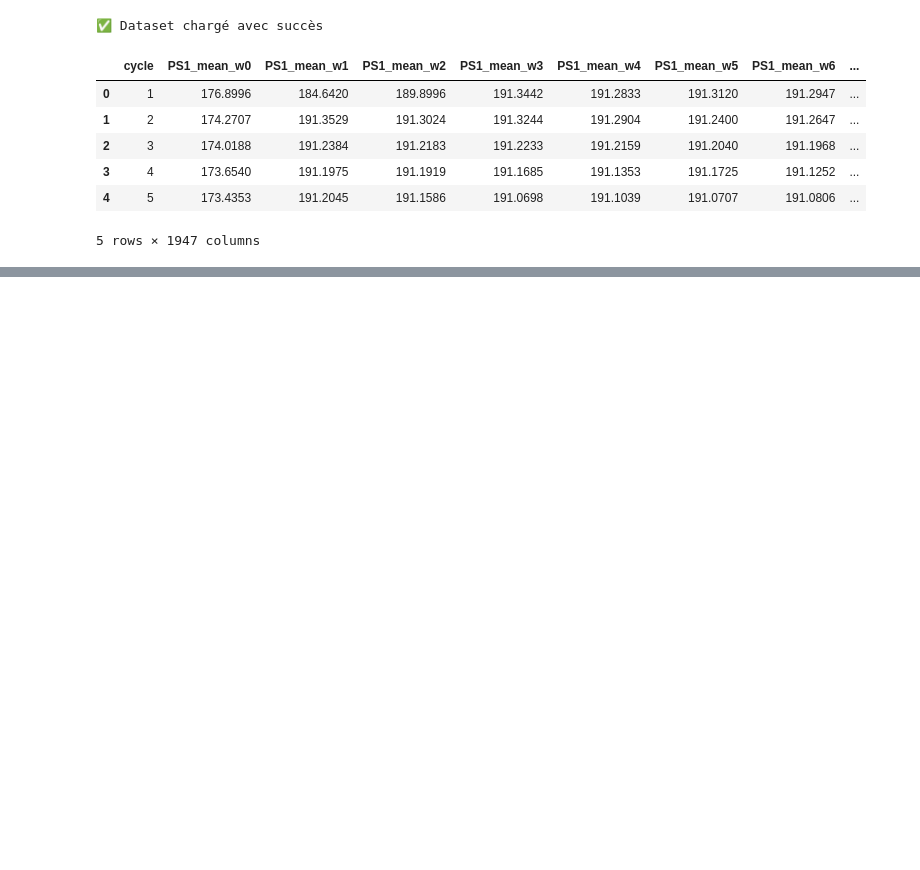
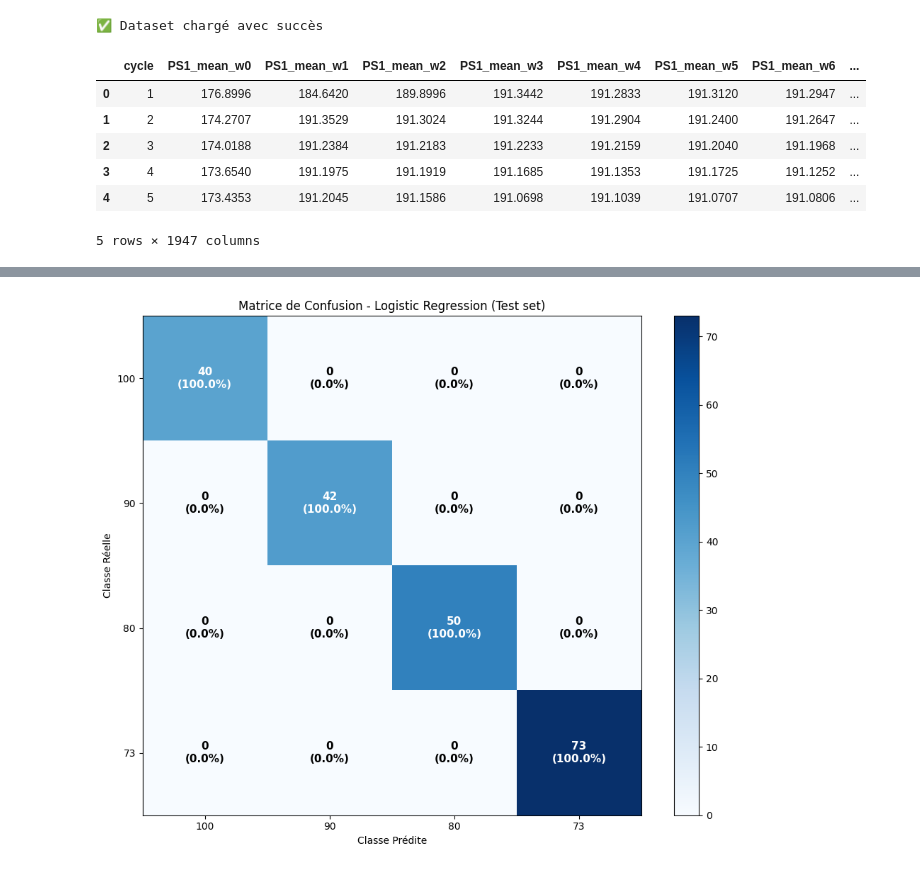
Before and after one commit to fejiostephane/Projet_machine_learning_M1, a Jupyter notebook: modele_ml.ipynb, the cells around one changed output, grey strips where cells are left out. Saved outputs shown, nothing was run; the diff lists cells and outputs as text; code cells hidden in the pictures; blank space fills up the shorter version.

```diff
--- a/modele_ml.ipynb
+++ b/modele_ml.ipynb
@@ -56,0 +1140,84 @@ df.head()
+# %%
+# 4.E VISUALISATION DE LA MATRICE DE CONFUSION
+
+fig, ax = plt.subplots(figsize=(10, 8))
+
+# Créer un heatmap de la matrice de confusion
+im = ax.imshow(cm, interpolation='nearest', cmap='Blues')
+ax.figure.colorbar(im, ax=ax)
+
+# Labels
+classes = [100, 90, 80, 73]
+ax.set(xticks=np.arange(cm.shape[1]),
+       yticks=np.arange(cm.shape[0]),
+       xticklabels=classes,
+       yticklabels=classes,
+       xlabel='Classe Prédite',
+       ylabel='Classe Réelle',
+       title=f'Matrice de Confusion - {best_model_name} (Test set)')
+
+# Rotation des labels
+plt.setp(ax.get_xticklabels(), rotation=0, ha="center", rotation_mode="anchor")
+
+# Ajouter les valeurs dans chaque case
+thresh = cm.max() / 2.
+for i in range(cm.shape[0]):
+    for j in range(cm.shape[1]):
+        # Valeur absolue
+        text_value = format(cm[i, j], 'd')
+
+        # Pourcentage de la ligne (rappel pour cette classe)
+        if cm[i].sum() > 0:
+            percentage = cm[i, j] / cm[i].sum() * 100
+            text_value += f'\n({percentage:.1f}%)'
+
+        ax.text(j, i, text_value,
+               ha="center", va="center",
+               color="white" if cm[i, j] > thresh else "black",
+               fontsize=11, fontweight='bold')
+
+plt.tight_layout()
+plt.savefig("05_matrice_confusion_best_model.png", dpi=300, bbox_inches='tight')
+plt.show()
+
+print("\n✅ Figure sauvegardée : 05_matrice_confusion_best_model.png")
+
+# Interprétation de la matrice
+print("\n" + "=" * 70)
+print("INTERPRÉTATION DE LA MATRICE DE CONFUSION")
+print("=" * 70)
+
+# Analyser les erreurs principales
+total_test = len(y_test)
+correct = np.trace(cm)
+accuracy = correct / total_test * 100
+
+print(f"\n✅ Prédictions correctes : {correct}/{total_test} ({accuracy:.2f}%)")
+print(f"❌ Erreurs : {total_test - correct}/{total_test} ({100-accuracy:.2f}%)")
+
+print("\n📋 Analyse par classe :")
+for i, classe in enumerate(classes):
+    correct_classe = cm[i, i]
+    total_classe = cm[i].sum()
+    if total_classe > 0:
+        recall = correct_classe / total_classe * 100
+        print(f"\n   Classe {classe} :")
+        print(f"      - Présence dans le test : {total_classe} cycles")
+        print(f"      - Correctement identifiés : {correct_classe} ({recall:.1f}%)")
+
+        # Identifier les confusions
+        errors = [(classes[j], cm[i, j]) for j in range(len(classes)) if i != j and cm[i, j] > 0]
+        if errors:
+            print(f"      - Confusions principales :")
+            for err_class, err_count in errors:
+                print(f"         → Confondu avec classe {err_class} : {err_count} fois")
+
+print("\n💡 Points clés :")
+print("""
+- Diagonale = prédictions correctes (valeurs élevées = bon modèle)
+- Hors diagonale = erreurs (confusions entre classes)
+- Les classes 90/80 se confondent souvent (dégradation progressive)
+- Classe 100 devrait être bien isolée (bon état vs dégradé)
+""")
+# %% [output]
+[figure, added]
```
Also changed, not shown: parts of 26 cells of this notebook, 20 other files.
